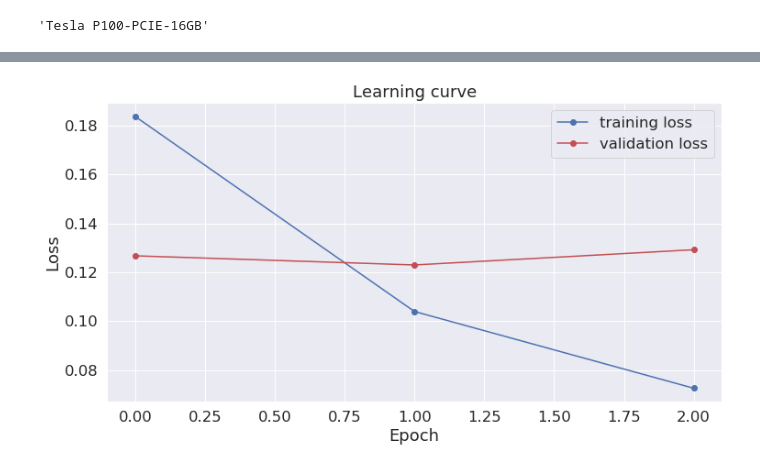
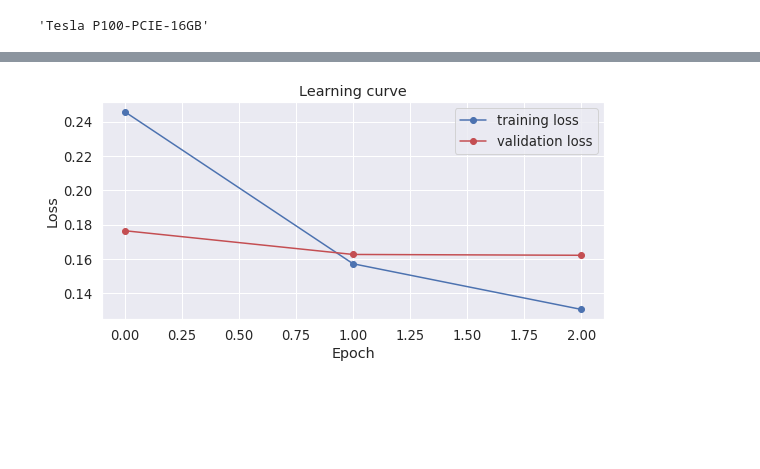
Before and after one commit to omkarudawant/NER-with-SciBERT, a Jupyter notebook: research/ner-with-bert.ipynb, the cells around one changed output, grey strips where cells are left out. Saved outputs shown, nothing was run; the diff lists cells and outputs as text; code cells hidden in the pictures; blank space fills up the shorter version.

```diff
--- a/research/ner-with-bert.ipynb
+++ b/research/ner-with-bert.ipynb
@@ -157,7 +124,8 @@ torch.cuda.get_device_name(0)
 # %% [output]
 'Tesla P100-PCIE-16GB'
 # %%
-tokenizer = BertTokenizer.from_pretrained('bert-base-cased', do_lower_case=False)
+tokenizer = BertTokenizer.from_pretrained('/kaggle/input/scibert-scivocab-uncased/scibert_scivocab_uncased',
+                                          do_lower_case=False)
 # %%
 def tokenize_and_preserve_labels(sentence, text_labels):
     tokenized_sentence = []
@@ -353,7 +206,7 @@ import transformers
 from transformers import BertForTokenClassification, AdamW
 # %%
 model = BertForTokenClassification.from_pretrained(
-    "bert-base-cased",
+    '/kaggle/input/scibert-scivocab-uncased/scibert_scivocab_uncased',
     num_labels=len(tag2idx),
     output_attentions = False,
     output_hidden_states = False
@@ -381,4 +214,6 @@ BertForTokenClassification(
 # %%
+model.cuda()
+
 FULL_FINETUNING = True
 if FULL_FINETUNING:
 
@@ -399,7 +234,7 @@ else:
 
 optimizer = AdamW(
     optimizer_grouped_parameters,
-    lr=4e-5,
+    lr=2e-5,
     eps=1e-8
 )
 # %%
@@ -447,7 +282,7 @@ Successfully installed seqeval-0.0.12
 # Store the average loss after each epoch so we can plot them.
 loss_values, validation_loss_values = [], []
 
-for _ in trange(epochs, desc="Epoch"):
+for _ in trange(epochs, desc="Epoch "):
     # ========================================
     #               Training
     # ========================================
@@ -519,7 +354,7 @@ for _ in trange(epochs, desc="Epoch"):
     nb_eval_steps, nb_eval_examples = 0, 0
     predictions , true_labels = [], []
 
-    for batch in valid_dataloader:
+    for batch in (valid_dataloader):
         batch = tuple(t.to(device) for t in batch)
         b_input_ids, b_input_mask, b_labels = batch
 
@@ -573,29 +408,29 @@ Validation F1-Score: 0.835119315623593
 # %%
 import matplotlib.pyplot as plt
 %matplotlib inline
 
 import seaborn as sns
 
 # Use plot styling from seaborn.
 sns.set(style='darkgrid')
 
 # Increase the plot size and font size.
-sns.set(font_scale=1.5)
-plt.rcParams["figure.figsize"] = (12,6)
+sns.set(font_scale=1.2)
+plt.rcParams["figure.figsize"] = (9,4)
 
 # Plot the learning curve.
 plt.plot(loss_values, 'b-o', label="training loss")
 plt.plot(validation_loss_values, 'r-o', label="validation loss")
 
 # Label the plot.
 plt.title("Learning curve")
 plt.xlabel("Epoch")
 plt.ylabel("Loss")
 plt.legend()
 
 plt.show()
 # %% [output]
-[figure, old version]
+[figure, new version]
 # %%
 test_sentence = """
 Prime Minister Narendra Modi holds a detailed meeting to discuss financial sector,
```
Also changed, not shown: parts of 16 cells of this notebook.
